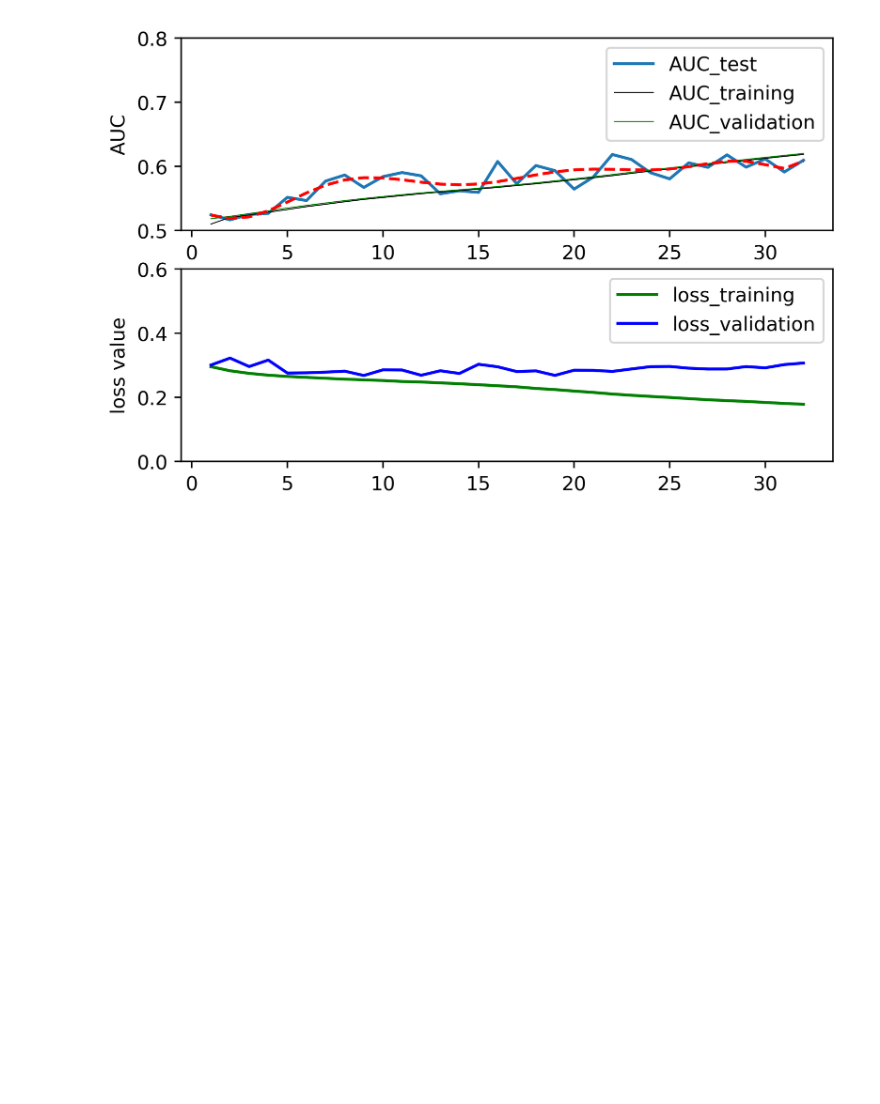
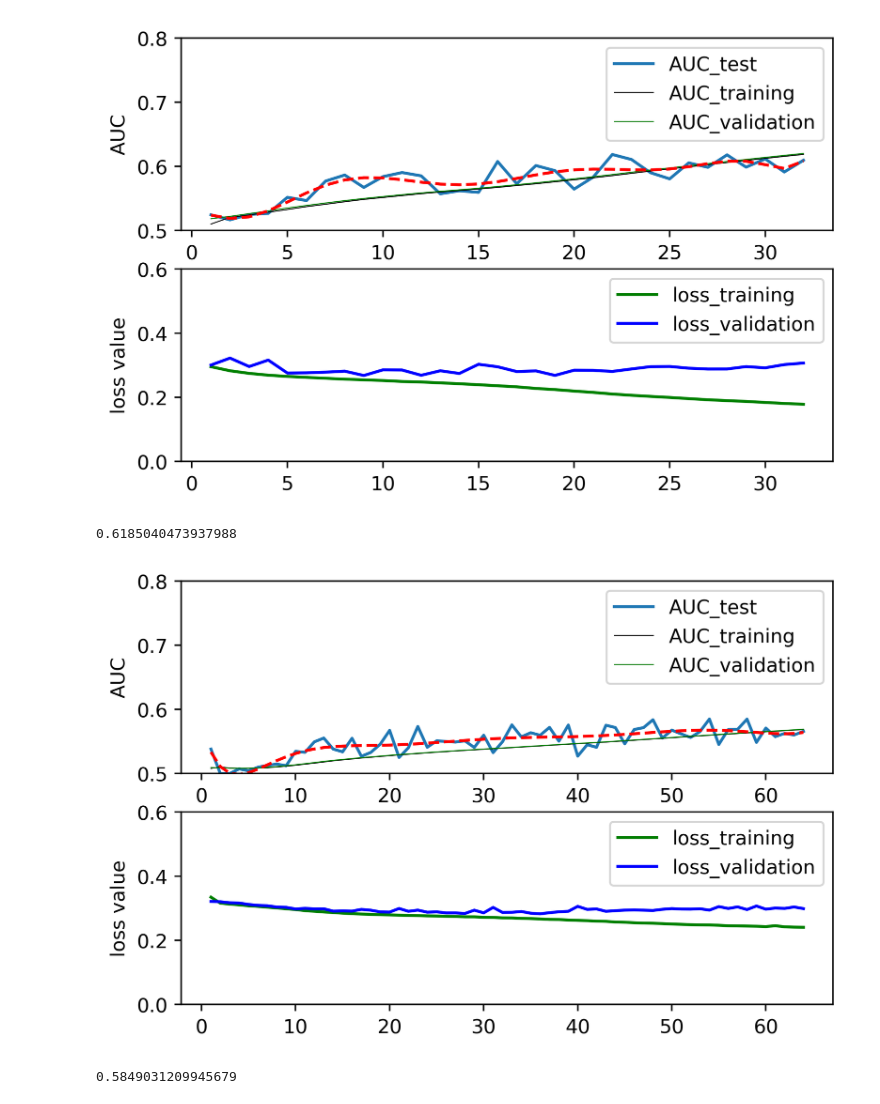
Before and after one commit to shengwei-IMMasterThesis/PaperCode_Analysis, a Jupyter notebook: Epcho/Untitled.ipynb, the cells around one changed output. Cells and saved outputs as stored; diff of their text form; code cells hidden in the pictures; blank space fills up the shorter version.

```diff
--- a/Epcho/Untitled.ipynb
+++ b/Epcho/Untitled.ipynb
@@ -94,3 +98,38 @@ ax2.legend( loc='best')
 plt.show()
 # %% [output]
 [figure]
+# %%
+np.array(History_Old['AUC_test']).max()
+# %% [output]
+0.6185040473937988
+# %%
+with codecs.open('TVT_Audio_CRNN_reducecapacity_History.json','r',encoding ='utf8') as infile:
+    History_reducecapacity = json.load(infile)
+# %%
+epcho_num = [x+1 for x in range(len(History_reducecapacity['AUC_test']))] # this  is x
+coefficients = np.polyfit(epcho_num,History_reducecapacity['AUC_test'],10)
+p = np.poly1d(coefficients)
+fig = plt.figure(dpi=400)
+ax1 = fig.add_subplot(211)
+ax1.set_ylabel("AUC")
+ax1.set_ylim(0.5,0.8)
+ax1.set_xlabel("epcho")
+ax1.plot(epcho_num,History_reducecapacity['AUC_test'],label='AUC_test')
+ax1.plot(epcho_num,History_reducecapacity['auc'],lw=0.5,color = 'black',label='AUC_training')
+ax1.plot(epcho_num,History_reducecapacity['val_auc'],lw=0.5,color = 'g',label='AUC_validation')
+ax1.plot(epcho_num,p(epcho_num),"r--")
+ax1.legend( loc='best')
+#ax2 = ax1.twinx()
+ax2 = fig.add_subplot(212)
+ax2.set_ylabel("loss value")
+ax2.plot(epcho_num,History_reducecapacity['loss'],'g',label = 'loss_training')
+ax2.plot(epcho_num,History_reducecapacity['val_loss'],'b', label ='loss_validation')
+ax2.set_ylim(0,0.6)
+ax2.legend( loc='best')
+plt.show()
+# %% [output]
+[figure, added]
+# %%
+np.array(History_reducecapacity['AUC_test']).max()
+# %% [output]
+0.5849031209945679
```
Also changed, not shown: parts of 1 cell of this notebook.
